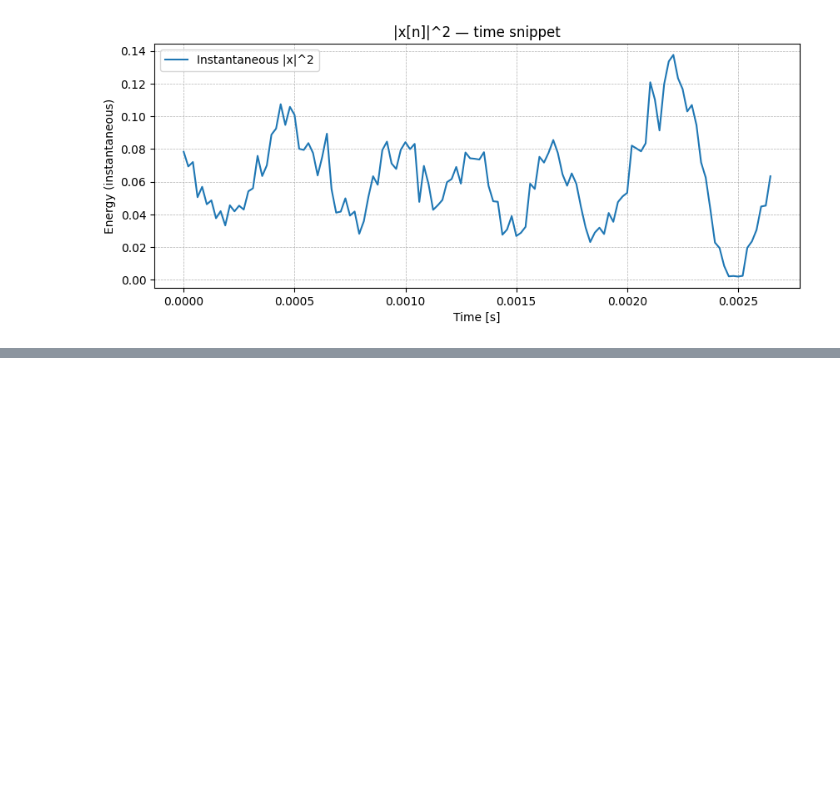
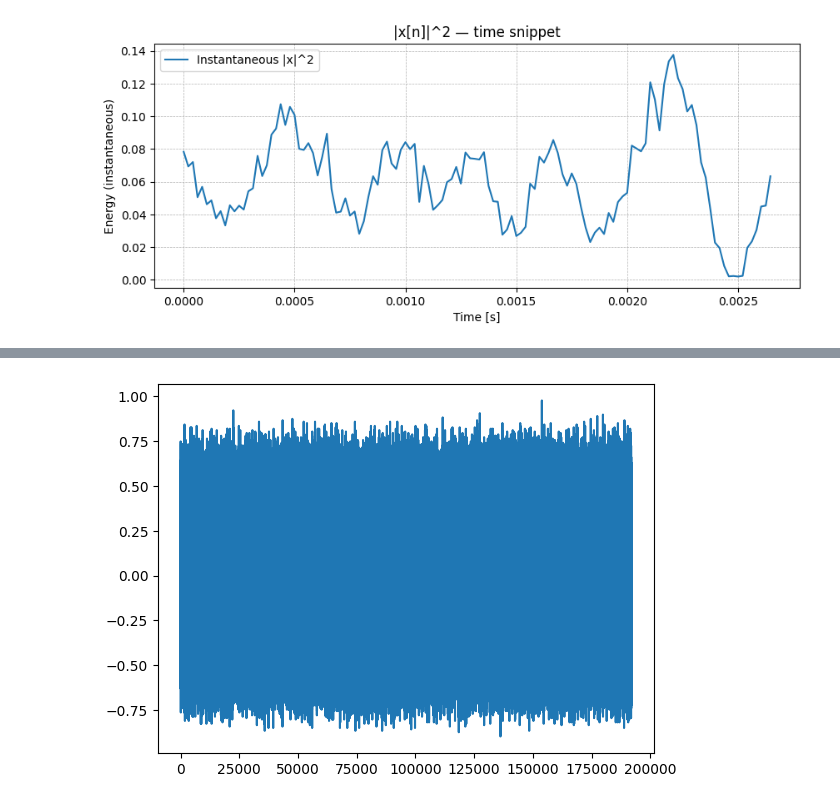
Before and after one commit to naivecat69/study, a Jupyter notebook: 1.Signal_Study/1.Signal_spec.ipynb, the cells around one changed output, grey strips where cells are left out. Saved outputs shown, nothing was run; the diff lists cells and outputs as text; code cells hidden in the pictures; blank space fills up the shorter version.

```diff
--- a/1.Signal_Study/1.Signal_spec.ipynb
+++ b/1.Signal_Study/1.Signal_spec.ipynb
@@ -395,0 +328,5 @@ TypeError: Dimensions of C (2048, 90) are incompatible with X (2048) and/or Y (9
+# %%
+plt.plot(qpsk)
+plt.show()
+# %% [output]
+[figure, added]
```
Also changed, not shown: parts of 6 cells of this notebook, 1 other file.
